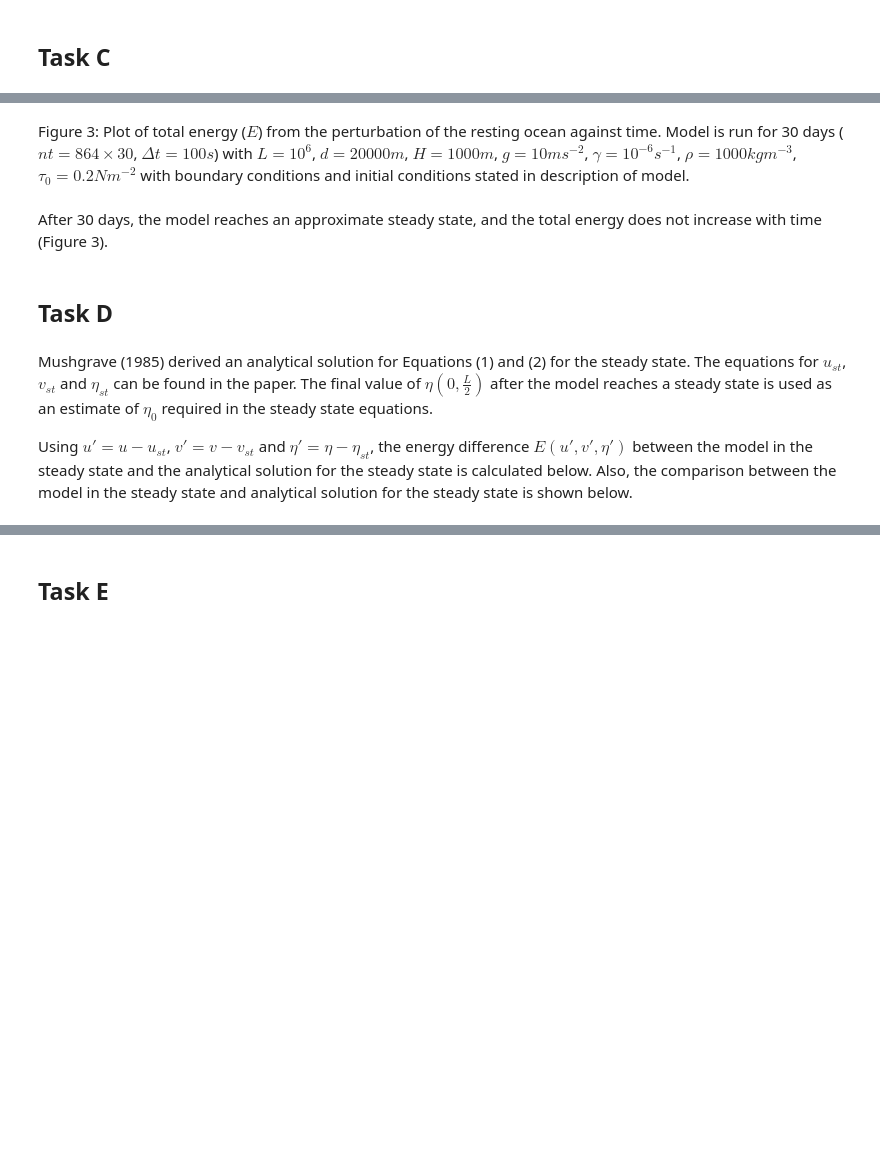
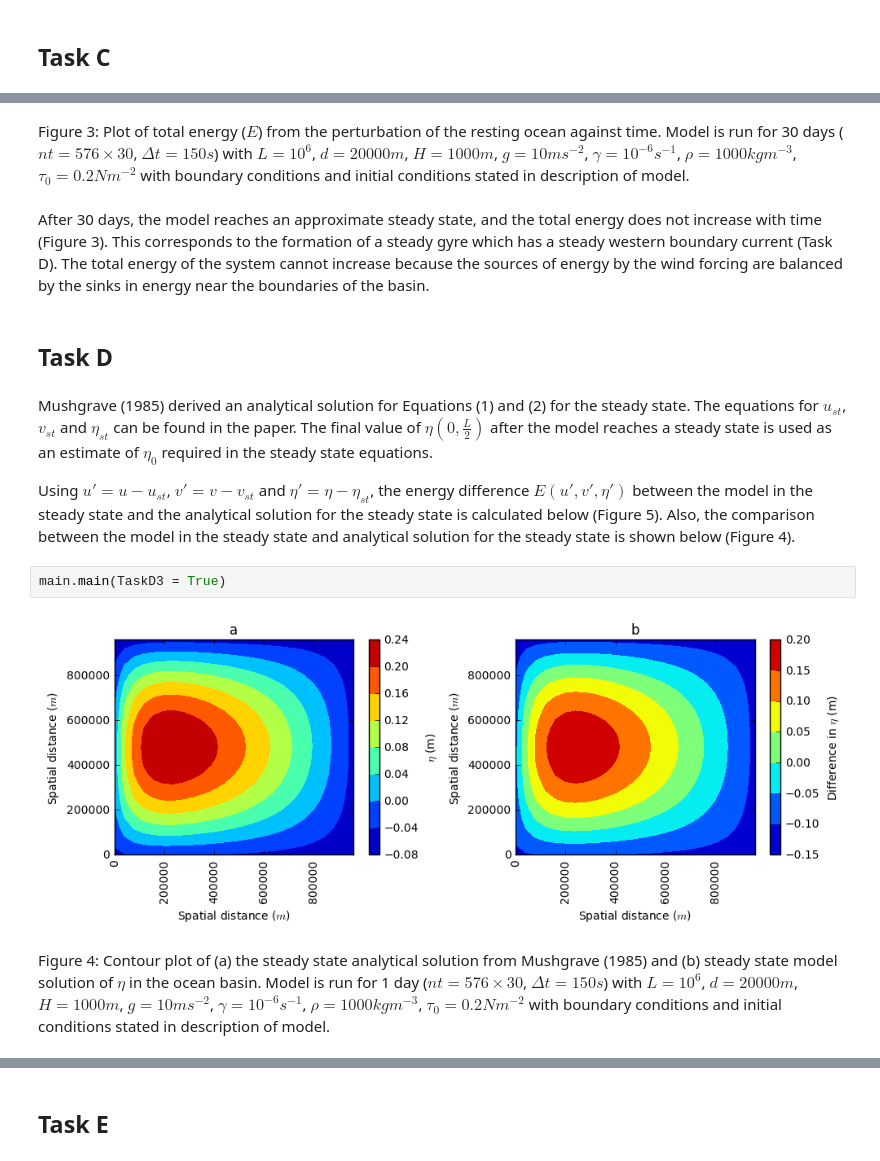
Before and after one commit to joshleeck/MTMW14, a Jupyter notebook: Project 2/Project 2.ipynb, the cells around one changed output, grey strips where cells are left out. Saved outputs shown, nothing was run; the diff lists cells and outputs as text; blank space fills up the shorter version.

```diff
--- a/Project 2/Project 2.ipynb
+++ b/Project 2/Project 2.ipynb
@@ -178,10 +155,16 @@ main.main(TaskC2 = True)
 # %% [markdown]
-Figure 3: Plot of total energy ($E$) from the perturbation of the resting ocean against time. Model is run for 30 days ($nt = 864 \times 30$, $\Delta t = 100s$) with $L = 10^6$, $d = 20000m$, $H = 1000m$, $g = 10 ms^{-2}$, $\gamma = 10^{-6}s^{-1}$, $\rho = 1000 kgm^{-3}$, $\tau_0 = 0.2 Nm^{-2}$ with boundary conditions and initial conditions stated in description of model.
+Figure 3: Plot of total energy ($E$) from the perturbation of the resting ocean against time. Model is run for 30 days ($nt = 576 \times 30$, $\Delta t = 150s$) with $L = 10^6$, $d = 20000m$, $H = 1000m$, $g = 10 ms^{-2}$, $\gamma = 10^{-6}s^{-1}$, $\rho = 1000 kgm^{-3}$, $\tau_0 = 0.2 Nm^{-2}$ with boundary conditions and initial conditions stated in description of model.
 # %% [markdown]
-After 30 days, the model reaches an approximate steady state, and the total energy does not increase with time (Figure 3).
+After 30 days, the model reaches an approximate steady state, and the total energy does not increase with time (Figure 3). This corresponds to the formation of a steady gyre which has a steady western boundary current (Task D). The total energy of the system cannot increase because the sources of energy by the wind forcing are balanced by the sinks in energy near the boundaries of the basin.
 # %% [markdown]
 ## Task D
 # %% [markdown]
 Mushgrave (1985) derived an analytical solution for Equations (1) and (2) for the steady state. The equations for $u_{st}$, $v_{st}$ and $\eta_{st}$ can be found in the paper. The final value of $\eta (0, \frac{L}{2})$ after the model reaches a steady state is used as an estimate of $\eta_0$ required in the steady state equations.
 
-Using $u' = u - u_{st}$, $v'= v - v_{st}$ and $\eta' = \eta - \eta_{st}$, the energy difference $E(u',v',\eta')$ between the model in the steady state and the analytical solution for the steady state is calculated below. Also, the comparison between the model in the steady state and analytical solution for the steady state is shown below.
+Using $u' = u - u_{st}$, $v'= v - v_{st}$ and $\eta' = \eta - \eta_{st}$, the energy difference $E(u',v',\eta')$ between the model in the steady state and the analytical solution for the steady state is calculated below (Figure 5). Also, the comparison between the model in the steady state and analytical solution for the steady state is shown below (Figure 4).
+# %%
+main.main(TaskD3 = True)
+# %% [output]
+[figure, added]
+# %% [markdown]
+Figure 4: Contour plot of (a) the steady state analytical solution from Mushgrave (1985) and (b) steady state model solution of $\eta$ in the ocean basin. Model is run for 1 day ($nt = 576 \times 30$, $\Delta t = 150s$) with $L = 10^6$, $d = 20000m$, $H = 1000m$, $g = 10 ms^{-2}$, $\gamma = 10^{-6}s^{-1}$, $\rho = 1000 kgm^{-3}$, $\tau_0 = 0.2 Nm^{-2}$ with boundary conditions and initial conditions stated in description of model.
```
Also changed, not shown: parts of 20 cells of this notebook, 6 other files.
